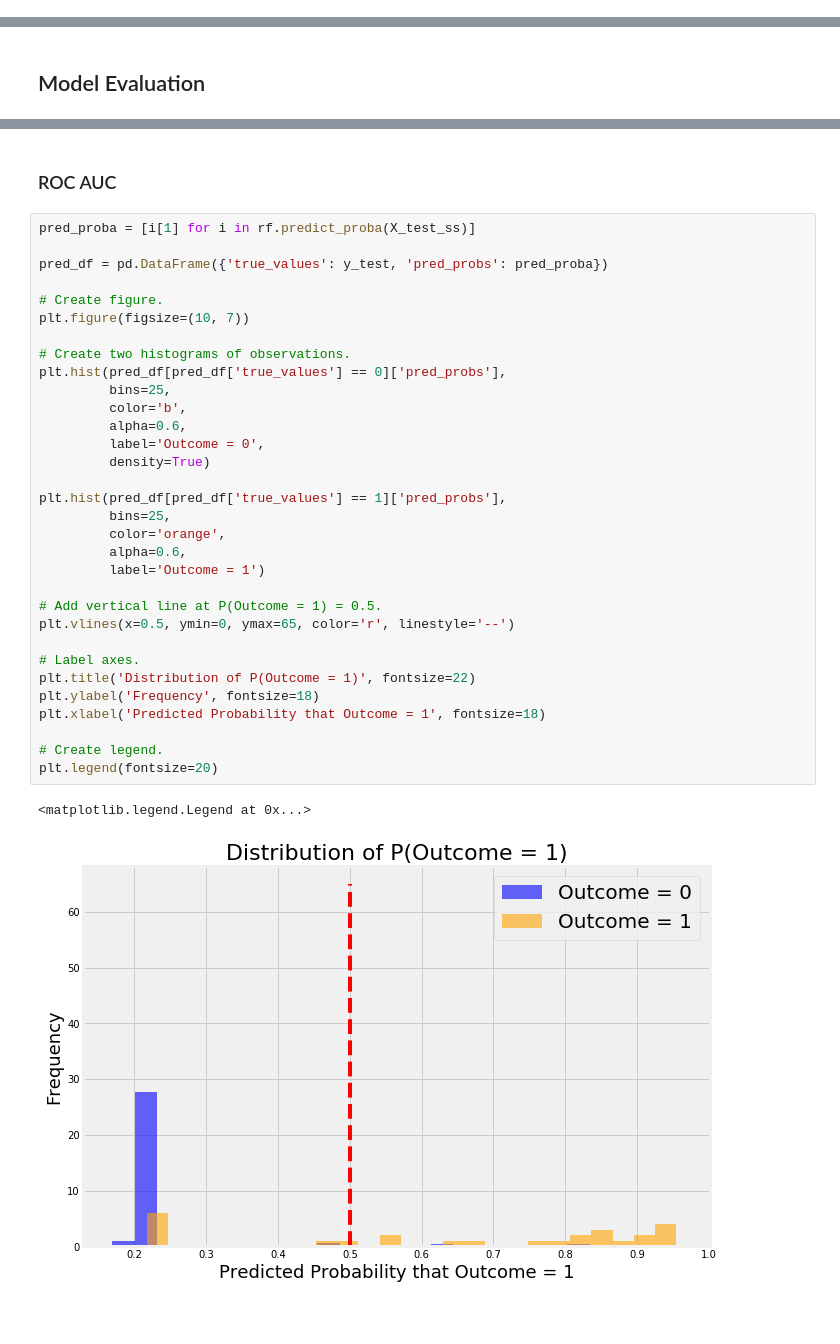
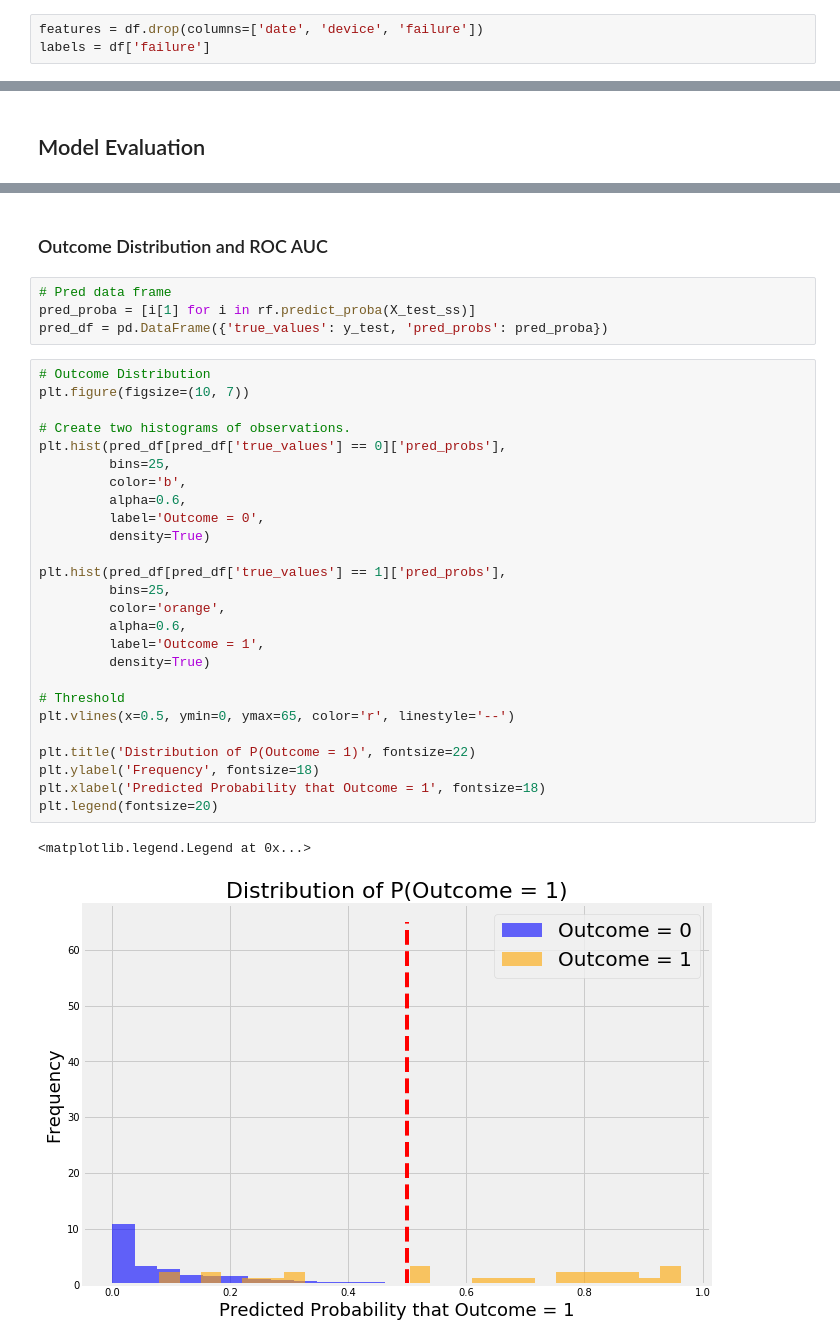
Before and after one commit to bdfraney/Robot_Failure_Challenge, a Jupyter notebook: notebooks/5_Random_Forest_Model.ipynb, the cells around one changed output, grey strips where cells are left out. Cells and saved outputs as stored; diff of their text form; blank space fills up the shorter version.

```diff
--- a/notebooks/5_Random_Forest_Model.ipynb
+++ b/notebooks/5_Random_Forest_Model.ipynb
@@ -41,3 +37,6 @@ labels = df['failure']
+# %%
+features = df.drop(columns=['date', 'device', 'failure'])
+labels = df['failure']
 # %%
 X = features
 y = labels
@@ -105,38 +102,36 @@ Sensitivity: 0.7308
 # %% [markdown]
-### ROC AUC
+### Outcome Distribution and ROC AUC
+# %%
+# Pred data frame
+pred_proba = [i[1] for i in rf.predict_proba(X_test_ss)]
+pred_df = pd.DataFrame({'true_values': y_test, 'pred_probs': pred_proba})
 # %%
-pred_proba = [i[1] for i in rf.predict_proba(X_test_ss)]
-
-pred_df = pd.DataFrame({'true_values': y_test, 'pred_probs': pred_proba})
-
-# Create figure.
+# Outcome Distribution
 plt.figure(figsize=(10, 7))
 
 # Create two histograms of observations.
 plt.hist(pred_df[pred_df['true_values'] == 0]['pred_probs'],
          bins=25,
          color='b',
          alpha=0.6,
          label='Outcome = 0',
          density=True)
 
 plt.hist(pred_df[pred_df['true_values'] == 1]['pred_probs'],
          bins=25,
          color='orange',
          alpha=0.6,
-         label='Outcome = 1')
+         label='Outcome = 1',
+         density=True)
 
-# Add vertical line at P(Outcome = 1) = 0.5.
+# Threshold
 plt.vlines(x=0.5, ymin=0, ymax=65, color='r', linestyle='--')
 
-# Label axes.
 plt.title('Distribution of P(Outcome = 1)', fontsize=22)
 plt.ylabel('Frequency', fontsize=18)
 plt.xlabel('Predicted Probability that Outcome = 1', fontsize=18)
-
-# Create legend.
 plt.legend(fontsize=20)
 # %% [output]
 <matplotlib.legend.Legend at 0x...>
-[figure, old version]
+[figure, new version]
 # %%
```
Also changed, not shown: parts of 13 cells of this notebook, 1 other file.
